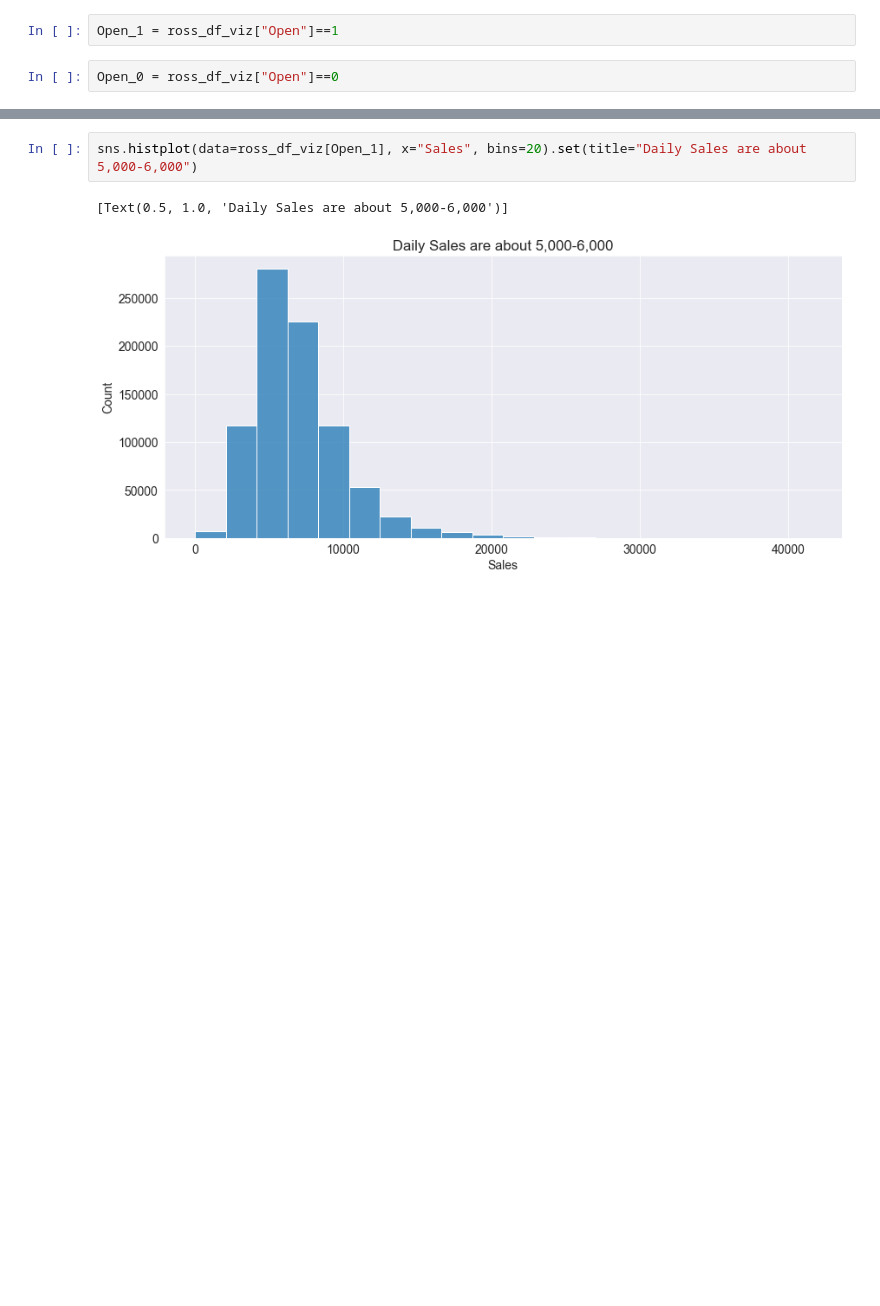
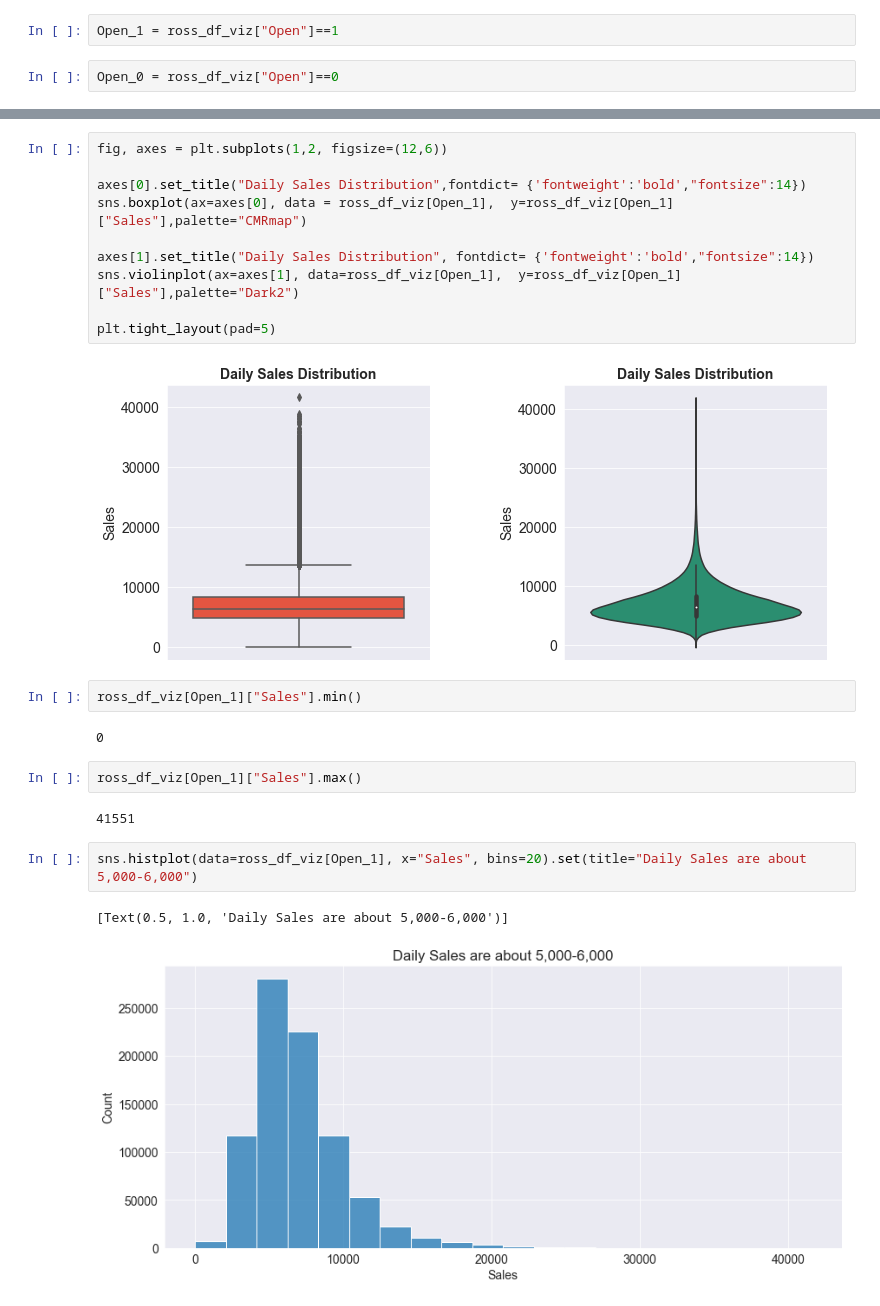
Before and after one commit to daraneeS/REGRESSION-XGBoost_Retail_Sales_Predict, a Jupyter notebook: Rossman_Store_Sale.ipynb, the cells around one changed output, grey strips where cells are left out. Saved outputs shown, nothing was run; the diff lists cells and outputs as text; blank space fills up the shorter version.

```diff
--- a/Rossman_Store_Sale.ipynb
+++ b/Rossman_Store_Sale.ipynb
@@ -192,3 +179,23 @@ ross_df_viz[Open_1]["Sales"].max()
+# %%
+fig, axes = plt.subplots(1,2, figsize=(12,6))
+
+axes[0].set_title("Daily Sales Distribution",fontdict= {'fontweight':'bold',"fontsize":14})
+sns.boxplot(ax=axes[0], data = ross_df_viz[Open_1],  y=ross_df_viz[Open_1]["Sales"],palette="CMRmap")
+
+axes[1].set_title("Daily Sales Distribution", fontdict= {'fontweight':'bold',"fontsize":14})
+sns.violinplot(ax=axes[1], data=ross_df_viz[Open_1],  y=ross_df_viz[Open_1]["Sales"],palette="Dark2")
+
+plt.tight_layout(pad=5)
+# %% [output]
+[figure, added]
+# %%
+ross_df_viz[Open_1]["Sales"].min()
+# %% [output]
+0
+# %%
+ross_df_viz[Open_1]["Sales"].max()
+# %% [output]
+41551
 # %%
 sns.histplot(data=ross_df_viz[Open_1], x="Sales", bins=20).set(title="Daily Sales are about 5,000-6,000")
 # %% [output]
```
Also changed, not shown: parts of 26 cells of this notebook.
